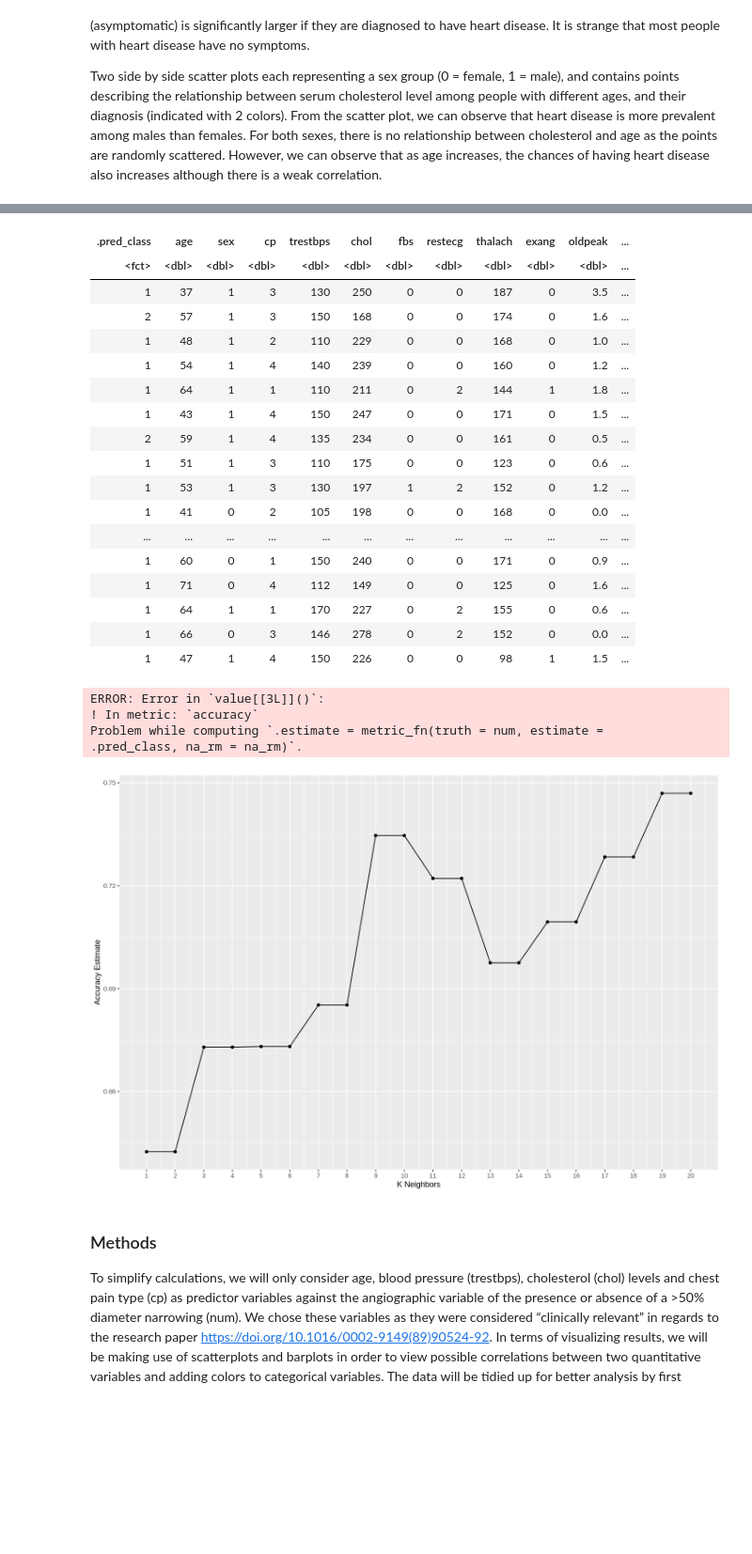
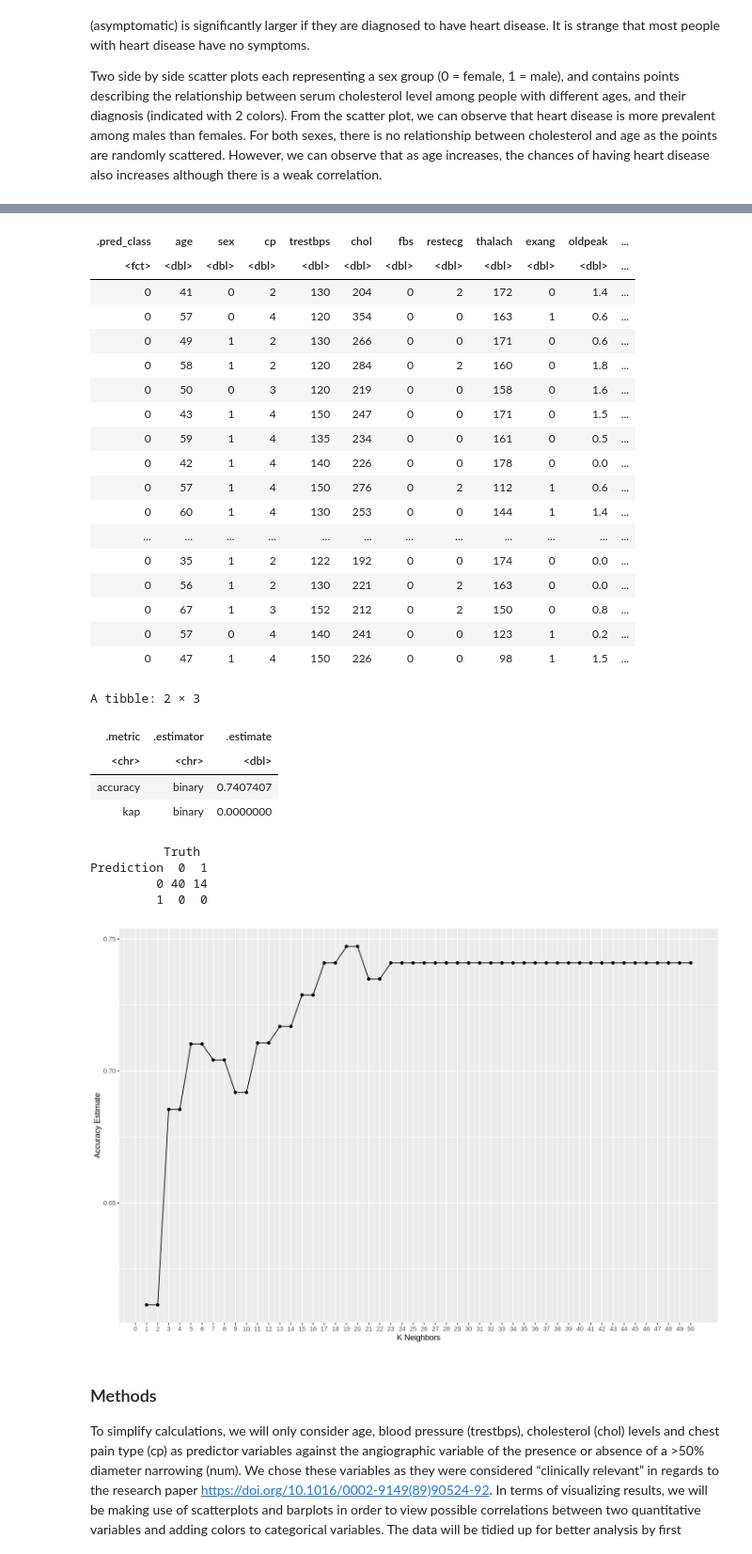
Before and after one commit to jlieu88/dsci-100-project, a Jupyter notebook: proposal_step.ipynb, the cells around one changed output, grey strips where cells are left out. Shown: that part at 94% size. Drawn from its saved outputs; the diff is of its cells as text; code cells hidden in the pictures; blank space fills up the shorter version.

```diff
--- a/proposal_step.ipynb
+++ b/proposal_step.ipynb
@@ -66,9 +66,7 @@ database <- database_raw |>
             filter(num != 2) |>
             filter(num != 3) |>
             filter(num != 4) |>
-            mutate_if(is.character, as.numeric)|>
-            mutate(scaled_trestbps=scale(trestbps,center=TRUE),
-                   scaled_chol=scale(chol,center=TRUE))
+            mutate_if(is.character, as.numeric)
 
 # Totally, there are 5 data frames:
 # 1. cleveland
@@ -200,12 +198,13 @@ age_chol_plot
 # %%
-database_train_selected <- select(database_train, age, trestbps, chol, num) |>
-                           mutate(num = as_factor(num))
+database_train_selected <- database_train |>
+                           mutate(num = as_factor(num)) |>
+                           select(age, trestbps, chol, num)
 
 graph <- database_train_selected |>
          ggpairs(mapping = aes(alpha = 0.4)) +
          theme(text = element_text(size = 12))
 graph
-\
+
 set.seed(1234)
 knn_tune <- nearest_neighbor(weight_func = "rectangular", neighbors = tune()) |>
   set_engine("kknn") |>
@@ -215,7 +214,7 @@ knn_recipe <- recipe(num ~ ., data = database_train_selected) |>
      step_scale(all_predictors()) |>
      step_center(all_predictors())
 
-k_vals <- tibble(neighbors = seq(from = 1, to = 20, by = 1))
+k_vals <- tibble(neighbors = seq(from = 1, to = 50, by = 1))
 
 data_vfold <- vfold_cv(database_train_selected, v = 5, strata = num)
 
@@ -232,11 +231,11 @@ k_plot <- ggplot(knn_results, aes(x = neighbors, y = mean)) +
           geom_point() +
           geom_line() +
           labs(x = "K Neighbors", y = "Accuracy Estimate") +
-          scale_x_continuous(breaks = seq(0, 20, by = 1))
+          scale_x_continuous(breaks = seq(0, 50, by = 1))
 
 k_plot
 
-knn_spec <- nearest_neighbor(weight_func = "rectangular", neighbors = 9) |>
+knn_spec <- nearest_neighbor(weight_func = "rectangular", neighbors = 19) |>
   set_engine("kknn") |>
   set_mode("classification")
 
@@ -247,7 +246,6 @@ knn_fit <- workflow() |>
 
 prediction <- knn_fit |>
               predict(database_test) |>
-              mutate(.pred_class = as.numeric(.pred_class)) |>
               bind_cols(database_test) |>
               mutate(.pred_class = as_factor(.pred_class),
                      num = as_factor(num))
@@ -288,26 +286,31 @@ A tibble: 54 × 17
 | .pred_class | age | sex | cp | trestbps | chol | fbs | restecg | thalach | exang | oldpeak | ... |
 | <fct> | <dbl> | <dbl> | <dbl> | <dbl> | <dbl> | <dbl> | <dbl> | <dbl> | <dbl> | <dbl> | ... |
-| 1 | 37 | 1 | 3 | 130 | 250 | 0 | 0 | 187 | 0 | 3.5 | ... |
-| 2 | 57 | 1 | 3 | 150 | 168 | 0 | 0 | 174 | 0 | 1.6 | ... |
-| 1 | 48 | 1 | 2 | 110 | 229 | 0 | 0 | 168 | 0 | 1.0 | ... |
-| 1 | 54 | 1 | 4 | 140 | 239 | 0 | 0 | 160 | 0 | 1.2 | ... |
-| 1 | 64 | 1 | 1 | 110 | 211 | 0 | 2 | 144 | 1 | 1.8 | ... |
-| 1 | 43 | 1 | 4 | 150 | 247 | 0 | 0 | 171 | 0 | 1.5 | ... |
-| 2 | 59 | 1 | 4 | 135 | 234 | 0 | 0 | 161 | 0 | 0.5 | ... |
-| 1 | 51 | 1 | 3 | 110 | 175 | 0 | 0 | 123 | 0 | 0.6 | ... |
-| 1 | 53 | 1 | 3 | 130 | 197 | 1 | 2 | 152 | 0 | 1.2 | ... |
-| 1 | 41 | 0 | 2 | 105 | 198 | 0 | 0 | 168 | 0 | 0.0 | ... |
+| 0 | 41 | 0 | 2 | 130 | 204 | 0 | 2 | 172 | 0 | 1.4 | ... |
+| 0 | 57 | 0 | 4 | 120 | 354 | 0 | 0 | 163 | 1 | 0.6 | ... |
+| 0 | 49 | 1 | 2 | 130 | 266 | 0 | 0 | 171 | 0 | 0.6 | ... |
+| 0 | 58 | 1 | 2 | 120 | 284 | 0 | 2 | 160 | 0 | 1.8 | ... |
+| 0 | 50 | 0 | 3 | 120 | 219 | 0 | 0 | 158 | 0 | 1.6 | ... |
+| 0 | 43 | 1 | 4 | 150 | 247 | 0 | 0 | 171 | 0 | 1.5 | ... |
+| 0 | 59 | 1 | 4 | 135 | 234 | 0 | 0 | 161 | 0 | 0.5 | ... |
+| 0 | 42 | 1 | 4 | 140 | 226 | 0 | 0 | 178 | 0 | 0.0 | ... |
+| 0 | 57 | 1 | 4 | 150 | 276 | 0 | 2 | 112 | 1 | 0.6 | ... |
+| 0 | 60 | 1 | 4 | 130 | 253 | 0 | 0 | 144 | 1 | 1.4 | ... |
 | ... | ... | ... | ... | ... | ... | ... | ... | ... | ... | ... | ... |
-| 1 | 60 | 0 | 1 | 150 | 240 | 0 | 0 | 171 | 0 | 0.9 | ... |
-| 1 | 71 | 0 | 4 | 112 | 149 | 0 | 0 | 125 | 0 | 1.6 | ... |
-| 1 | 64 | 1 | 1 | 170 | 227 | 0 | 2 | 155 | 0 | 0.6 | ... |
-| 1 | 66 | 0 | 3 | 146 | 278 | 0 | 2 | 152 | 0 | 0.0 | ... |
-| 1 | 47 | 1 | 4 | 150 | 226 | 0 | 0 | 98 | 1 | 1.5 | ... |
+| 0 | 35 | 1 | 2 | 122 | 192 | 0 | 0 | 174 | 0 | 0.0 | ... |
+| 0 | 56 | 1 | 2 | 130 | 221 | 0 | 2 | 163 | 0 | 0.0 | ... |
+| 0 | 67 | 1 | 3 | 152 | 212 | 0 | 2 | 150 | 0 | 0.8 | ... |
+| 0 | 57 | 0 | 4 | 140 | 241 | 0 | 0 | 123 | 1 | 0.2 | ... |
+| 0 | 47 | 1 | 4 | 150 | 226 | 0 | 0 | 98 | 1 | 1.5 | ... |
-ERROR: Error in `value[[3L]]()`:
-! In metric: `accuracy`
-Problem while computing `.estimate = metric_fn(truth = num, estimate =
-.pred_class, na_rm = na_rm)`.
+A tibble: 2 × 3
+| .metric | .estimator | .estimate |
+| <chr> | <chr> | <dbl> |
+| accuracy | binary | 0.7407407 |
+| kap | binary | 0.0000000 |
+          Truth
+Prediction  0  1
+         0 40 14
+         1  0  0
-[figure, old version]
+[figure, new version]
 # %% [markdown]
 ### Methods
 
```
Also changed, not shown: parts of 4 cells of this notebook.
